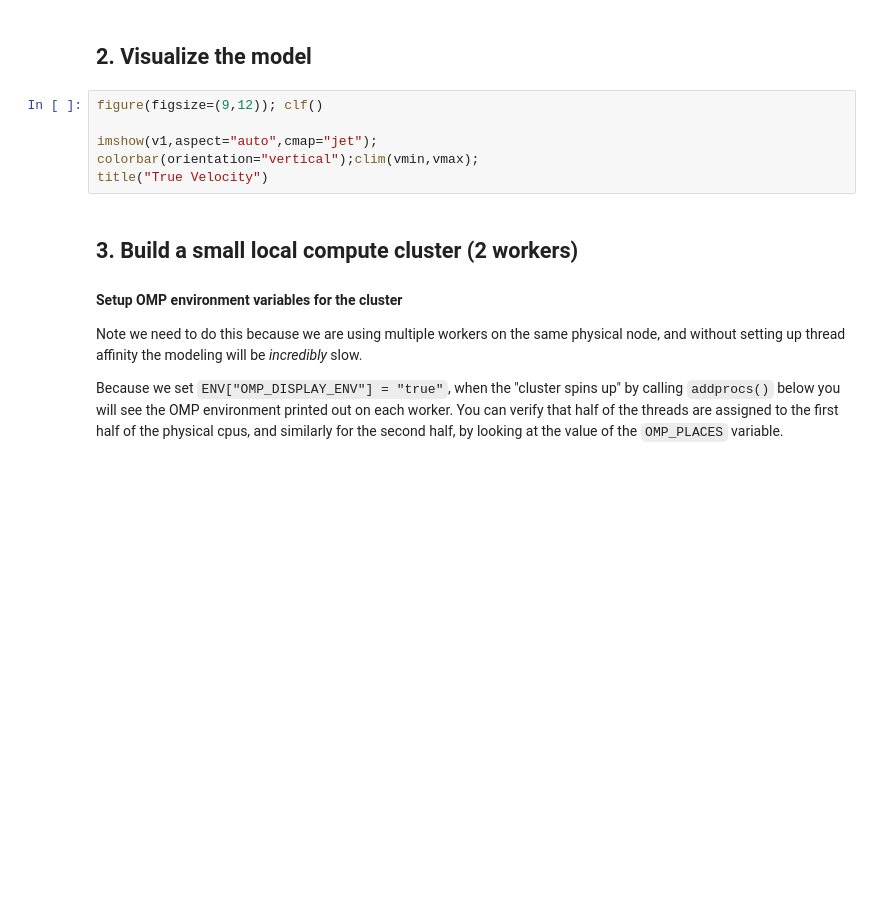
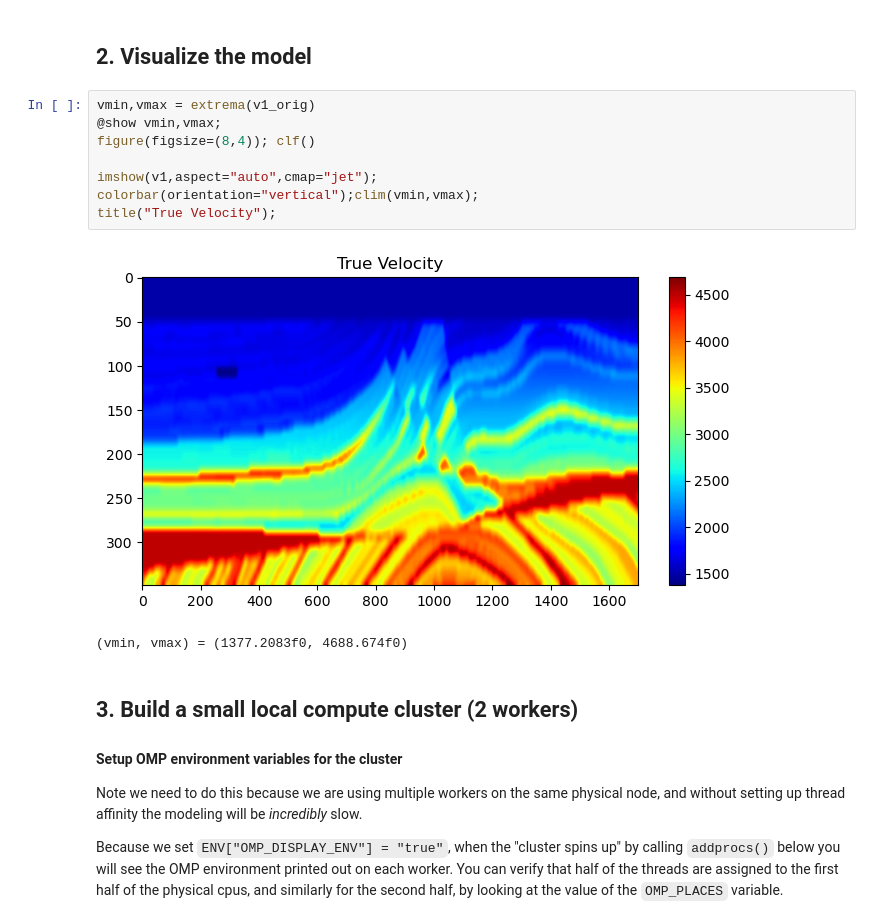
Before and after one commit to ChevronETC/Examples, a Jupyter notebook: 60_rtm/02_rtm_DynamicParallel.ipynb, the cells around one changed output. Saved outputs shown, nothing was run; the diff lists cells and outputs as text; blank space fills up the shorter version.

```diff
--- a/60_rtm/02_rtm_DynamicParallel.ipynb
+++ b/60_rtm/02_rtm_DynamicParallel.ipynb
@@ -53,11 +51,16 @@ v1 = 1 ./(s1);
 # %% [markdown]
 ## 2. Visualize the model
 # %%
-figure(figsize=(9,12)); clf()
+vmin,vmax = extrema(v1_orig)
+@show vmin,vmax;
+figure(figsize=(8,4)); clf()
 
 imshow(v1,aspect="auto",cmap="jet");
 colorbar(orientation="vertical");clim(vmin,vmax);
-title("True Velocity")
+title("True Velocity");
+# %% [output]
+[figure, added]
+(vmin, vmax) = (1377.2083f0, 4688.674f0)
 # %% [markdown]
 ## 3. Build a small local compute cluster (2 workers)
 
```
Also changed, not shown: parts of 20 cells of this notebook.
